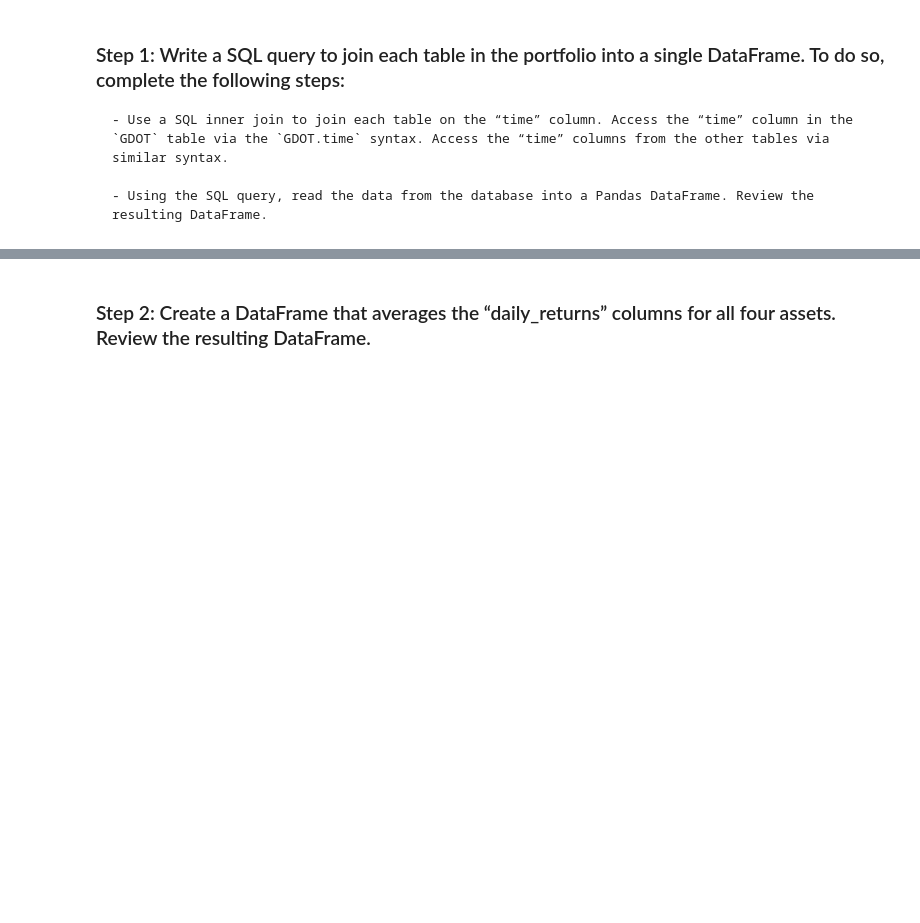
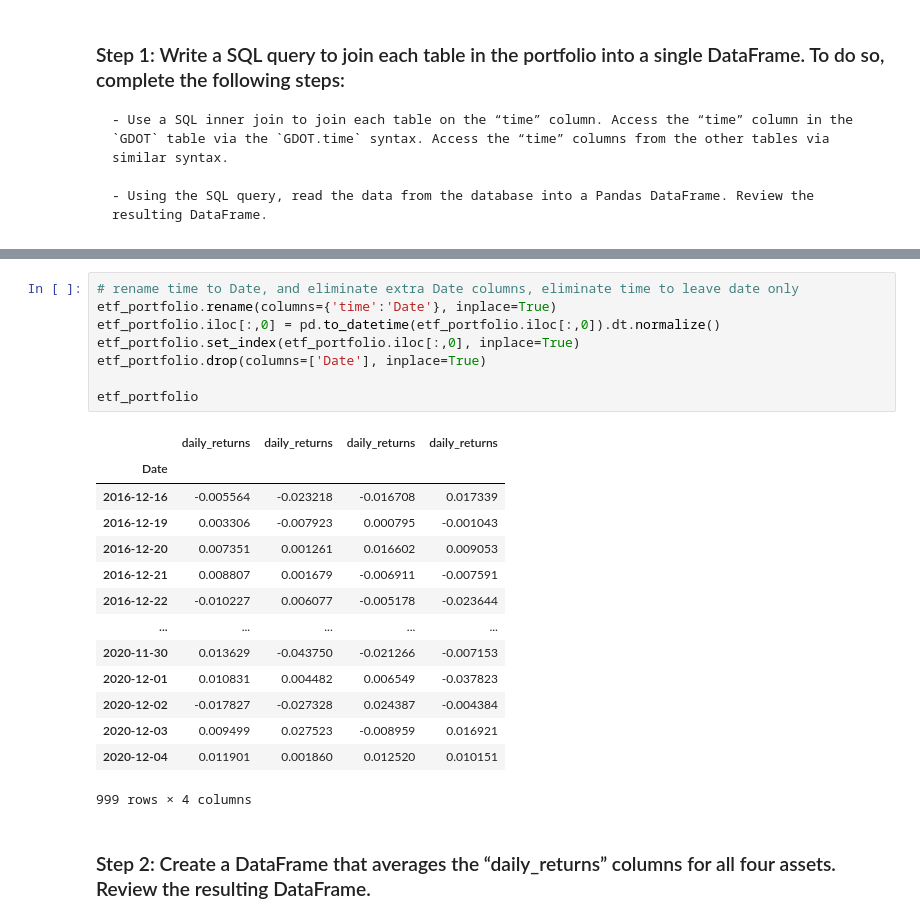
Before and after one commit to blandwhite/Challenge_7, a Jupyter notebook: Starter_Code/etf_analyzer.ipynb, the cells around one changed output, grey strips where cells are left out. Drawn from its saved outputs; the diff is of its cells as text; blank space fills up the shorter version.

```diff
--- a/Starter_Code/etf_analyzer.ipynb
+++ b/Starter_Code/etf_analyzer.ipynb
@@ -376,3 +375,26 @@ etf_portfolio.head()
+# %%
+# rename time to Date, and eliminate extra Date columns, eliminate time to leave date only
+etf_portfolio.rename(columns={'time':'Date'}, inplace=True)
+etf_portfolio.iloc[:,0] = pd.to_datetime(etf_portfolio.iloc[:,0]).dt.normalize()
+etf_portfolio.set_index(etf_portfolio.iloc[:,0], inplace=True)
+etf_portfolio.drop(columns=['Date'], inplace=True)
+
+etf_portfolio
+# %% [output]
+|  | daily_returns | daily_returns | daily_returns | daily_returns |
+| Date |  |  |  |  |
+| 2016-12-16 | -0.005564 | -0.023218 | -0.016708 | 0.017339 |
+| 2016-12-19 | 0.003306 | -0.007923 | 0.000795 | -0.001043 |
+| 2016-12-20 | 0.007351 | 0.001261 | 0.016602 | 0.009053 |
+| 2016-12-21 | 0.008807 | 0.001679 | -0.006911 | -0.007591 |
+| 2016-12-22 | -0.010227 | 0.006077 | -0.005178 | -0.023644 |
+| ... | ... | ... | ... | ... |
+| 2020-11-30 | 0.013629 | -0.043750 | -0.021266 | -0.007153 |
+| 2020-12-01 | 0.010831 | 0.004482 | 0.006549 | -0.037823 |
+| 2020-12-02 | -0.017827 | -0.027328 | 0.024387 | -0.004384 |
+| 2020-12-03 | 0.009499 | 0.027523 | -0.008959 | 0.016921 |
+| 2020-12-04 | 0.011901 | 0.001860 | 0.012520 | 0.010151 |
+999 rows × 4 columns
 # %% [markdown]
 ### Step 2: Create a DataFrame that averages the “daily_returns” columns for all four assets. Review the resulting DataFrame.
 # %%
```
Also changed, not shown: parts of 4 cells of this notebook, 2 other files.
